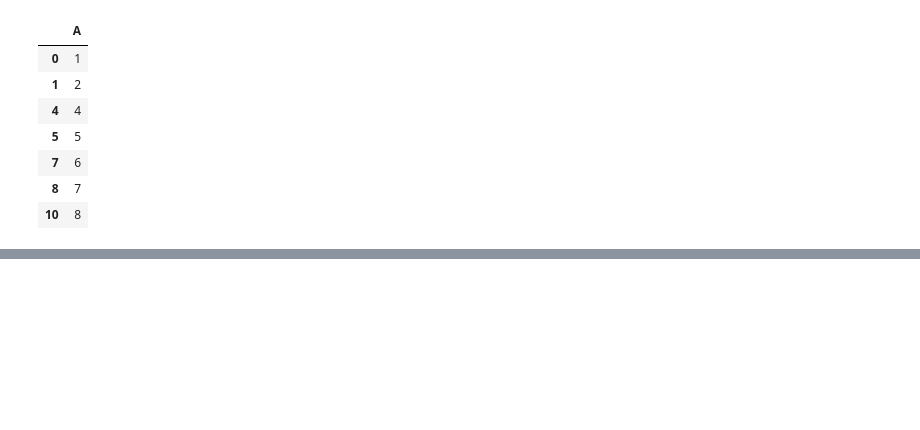
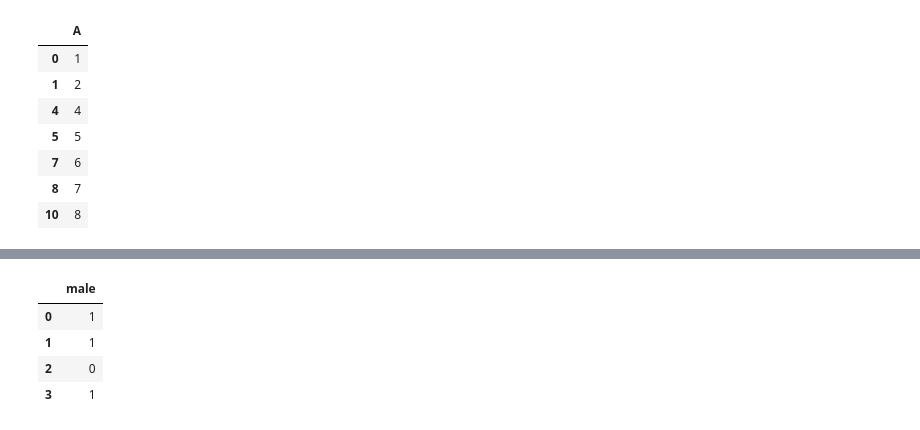
Before and after one commit to atkaridarshan04/Python, a Jupyter notebook: Pandas/Pandas.ipynb, the cells around one changed output, grey strips where cells are left out. Saved outputs shown, nothing was run; the diff lists cells and outputs as text; code cells hidden in the pictures; blank space fills up the shorter version.

```diff
--- a/Pandas/Pandas.ipynb
+++ b/Pandas/Pandas.ipynb
@@ -990,0 +1010,8 @@ df.loc[ df['A'].shift() != df['A'] ]
+# %%
+pd.get_dummies(df['Sex'], drop_first = True).astype(int)
+# %% [output]
+|  | male |
+| 0 | 1 |
+| 1 | 1 |
+| 2 | 0 |
+| 3 | 1 |
```
Also changed, not shown: parts of 49 cells of this notebook.
